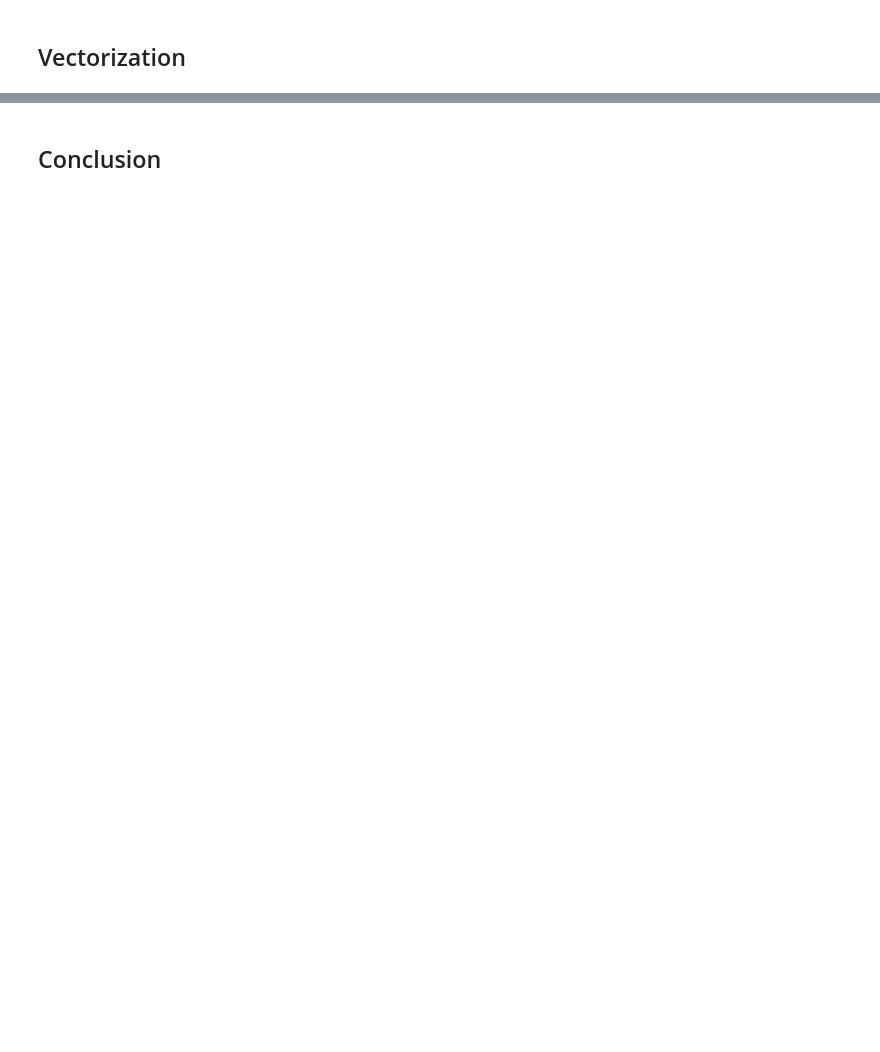
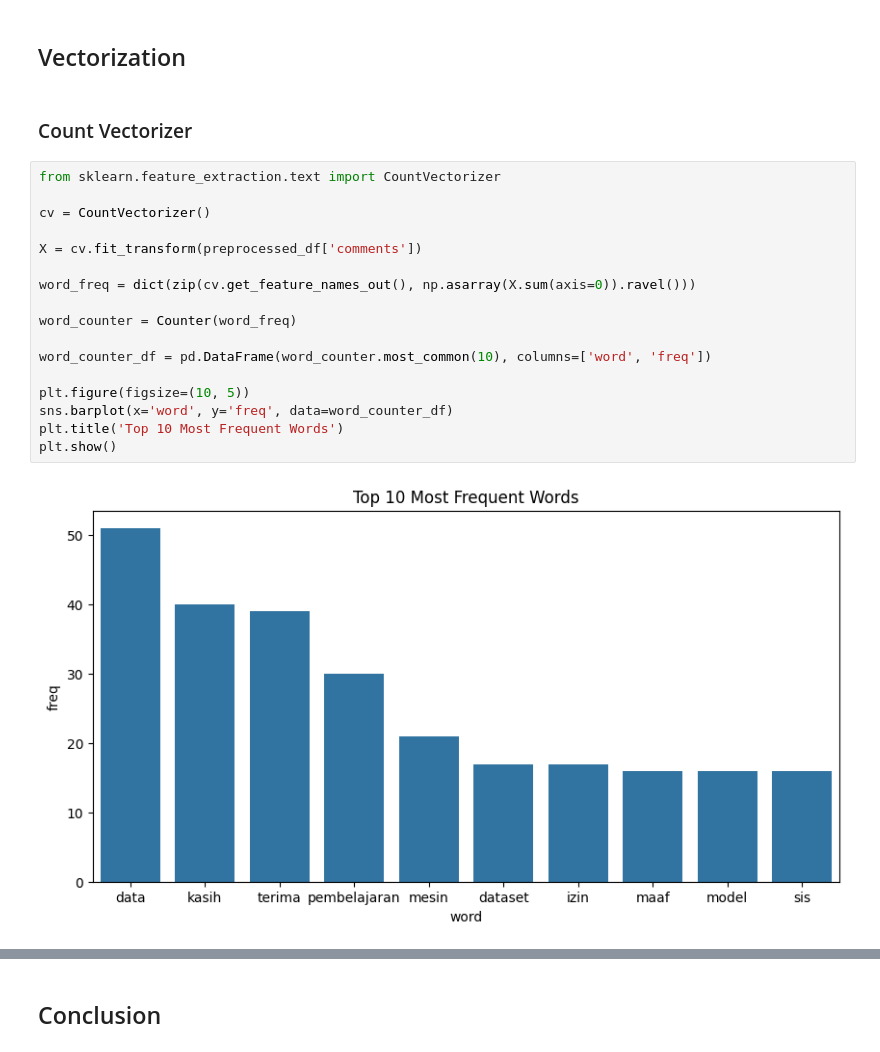
Before and after one commit to GilbertKrantz/Youtube-Comment-Text-Scraping, a Jupyter notebook: Youtube_Scraping.ipynb, the cells around one changed output, grey strips where cells are left out. Cells and saved outputs as stored; diff of their text form; blank space fills up the shorter version.

```diff
--- a/Youtube_Scraping.ipynb
+++ b/Youtube_Scraping.ipynb
@@ -43,2 +236,23 @@ Video_link = [
 # %% [markdown]
 ## Vectorization
+# %% [markdown]
+### Count Vectorizer
+# %%
+from sklearn.feature_extraction.text import CountVectorizer
+
+cv = CountVectorizer()
+
+X = cv.fit_transform(preprocessed_df['comments'])
+
+word_freq = dict(zip(cv.get_feature_names_out(), np.asarray(X.sum(axis=0)).ravel()))
+
+word_counter = Counter(word_freq)
+
+word_counter_df = pd.DataFrame(word_counter.most_common(10), columns=['word', 'freq'])
+
+plt.figure(figsize=(10, 5))
+sns.barplot(x='word', y='freq', data=word_counter_df)
+plt.title('Top 10 Most Frequent Words')
+plt.show()
+# %% [output]
+[figure, added]
```
Also changed, not shown: parts of 48 cells of this notebook, 3 other files.
